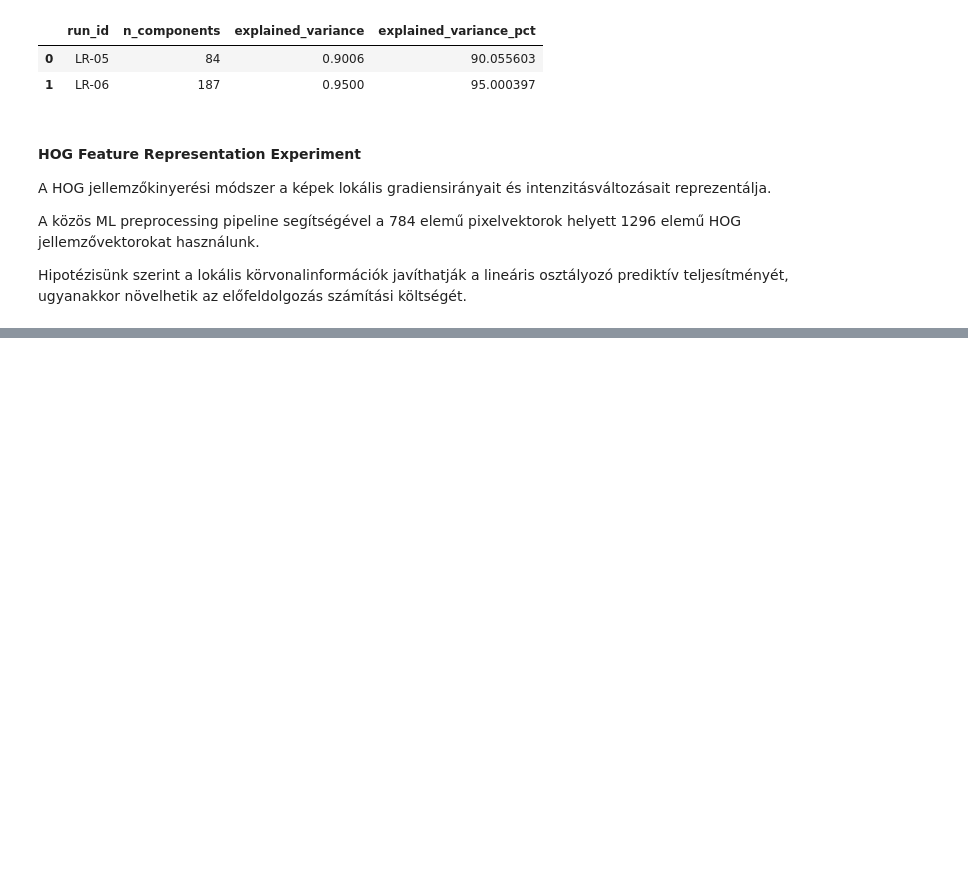
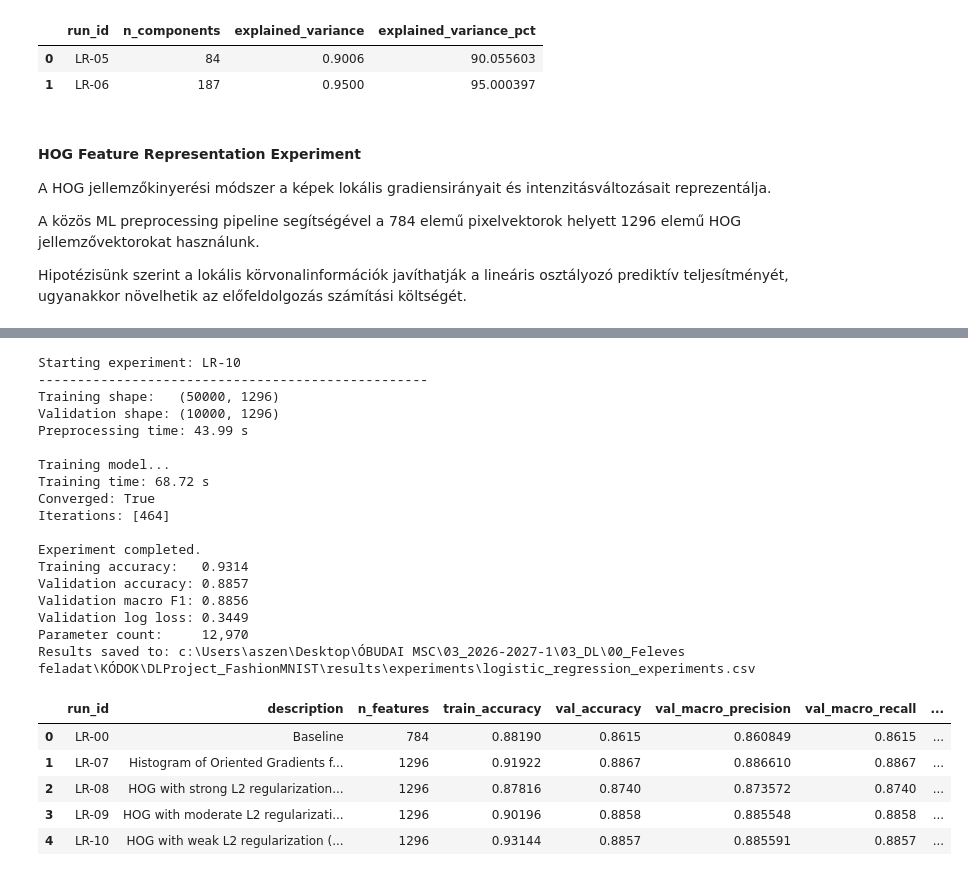
Before and after one commit to aszenas/DLProject_FashionMNIST, a Jupyter notebook: notebooks/02_logistic_regression.ipynb, the cells around one changed output, grey strips where cells are left out. Drawn from its saved outputs; the diff is of its cells as text; code cells hidden in the pictures; blank space fills up the shorter version.

```diff
--- a/notebooks/02_logistic_regression.ipynb
+++ b/notebooks/02_logistic_regression.ipynb
@@ -1620,0 +1782,39 @@ Results saved to: c:\Users\aszen\Desktop\ÓBUDAI MSC\03_2026-2027-1\03_DL\00_Fel
+# %%
+lr_10 = run_experiment(
+    run_id="LR-10",
+    config={
+        **BASELINE_CONFIG,
+        "use_hog": True,
+        "C": 10.0,
+    },
+    description="HOG with weak L2 regularization (C=10.0)",
+)
+
+show_experiment_results(
+    ["LR-00", "LR-07", "LR-08", "LR-09", "LR-10"]
+)
+# %% [output]
+Starting experiment: LR-10
+--------------------------------------------------
+Training shape:   (50000, 1296)
+Validation shape: (10000, 1296)
+Preprocessing time: 43.99 s
+
+Training model...
+Training time: 68.72 s
+Converged: True
+Iterations: [464]
+
+Experiment completed.
+Training accuracy:   0.9314
+Validation accuracy: 0.8857
+Validation macro F1: 0.8856
+Validation log loss: 0.3449
+Parameter count:     12,970
+Results saved to: c:\Users\aszen\Desktop\ÓBUDAI MSC\03_2026-2027-1\03_DL\00_Feleves feladat\KÓDOK\DLProject_FashionMNIST\results\experiments\logistic_regression_experiments.csv
+|  | run_id | description | n_features | train_accuracy | val_accuracy | val_macro_precision | val_macro_recall | ... |
+| 0 | LR-00 | Baseline | 784 | 0.88190 | 0.8615 | 0.860849 | 0.8615 | ... |
+| 1 | LR-07 | Histogram of Oriented Gradients f... | 1296 | 0.91922 | 0.8867 | 0.886610 | 0.8867 | ... |
+| 2 | LR-08 | HOG with strong L2 regularization... | 1296 | 0.87816 | 0.8740 | 0.873572 | 0.8740 | ... |
+| 3 | LR-09 | HOG with moderate L2 regularizati... | 1296 | 0.90196 | 0.8858 | 0.885548 | 0.8858 | ... |
+| 4 | LR-10 | HOG with weak L2 regularization (... | 1296 | 0.93144 | 0.8857 | 0.885591 | 0.8857 | ... |
```
Also changed, not shown: parts of 5 cells of this notebook, 1 other file.
